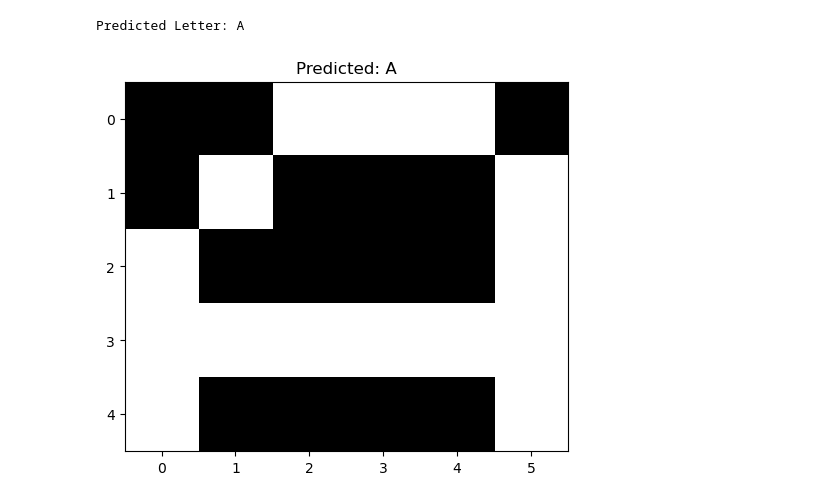
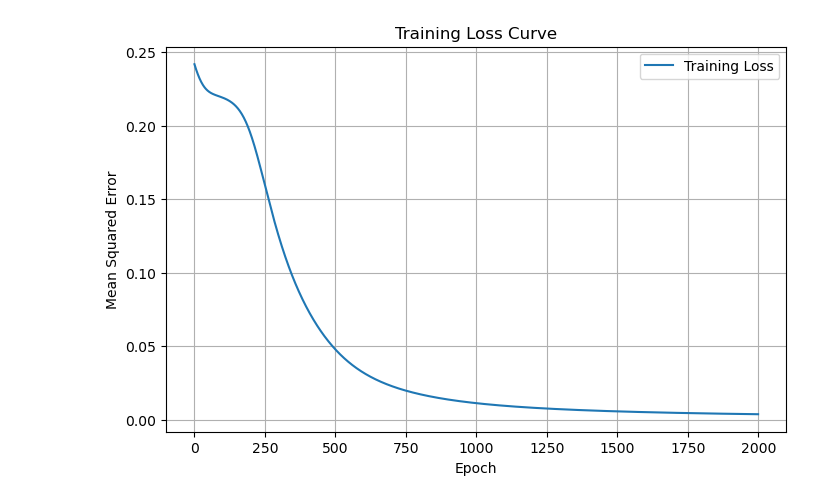
Before and after one commit to Hemant755/TuteDude-Projects, a Jupyter notebook: Neural_Network.ipynb, the cells around one changed output. Saved outputs shown, nothing was run; the diff lists cells and outputs as text; code cells hidden in the pictures.

```diff
--- a/Neural_Network.ipynb
+++ b/Neural_Network.ipynb
@@ -39,9 +28,0 @@ Y_train = np.array([
-# %%
-# Defining Neural Network Functions
-# Sigmoid Activation Function
-def sigmoid(x):
-    return 1 / (1 + np.exp(-x))
-
-# Derivative of Sigmoid
-def sigmoid_derivative(x):
-    return x * (1 - x)
@@ -111,25 +28,0 @@ plt.show()
-# %%
-# Testing the Model
-def predict(image):
-    hidden_input = np.dot(image, weights_input_hidden) + bias_hidden
-    hidden_output = sigmoid(hidden_input)
-
-    final_input = np.dot(hidden_output, weights_hidden_output) + bias_output
-    final_output = sigmoid(final_input)
-
-    return np.argmax(final_output)  # Get index of highest probability
-
-# Example Test
-test_image = letter_A
-predicted_label = predict(test_image)
-
-labels = ['A', 'B', 'C']
-print(f"Predicted Letter: {labels[predicted_label]}")
-
-# Display the test image
-plt.imshow(test_image.reshape(5,6), cmap='gray')
-plt.title(f"Predicted: {labels[predicted_label]}")
-plt.show()
-# %% [output]
-Predicted Letter: A
-[figure, removed]
@@ -135,0 +79,16 @@ Predicted Letter: A
+# %%
+# Training the Model
+nn = NeuralNetwork(input_size=30, hidden_size=4, output_size=3)
+losses = nn.train(X, y, epochs=2000, lr=0.1)
+# %%
+# Visualizing Training Loss
+plt.figure(figsize=(8,5))
+plt.plot(losses, label='Training Loss')
+plt.title('Training Loss Curve')
+plt.xlabel('Epoch')
+plt.ylabel('Mean Squared Error')
+plt.legend()
+plt.grid(True)
+plt.show()
+# %% [output]
+[figure, added]
```
Also changed, not shown: parts of 7 cells of this notebook.
